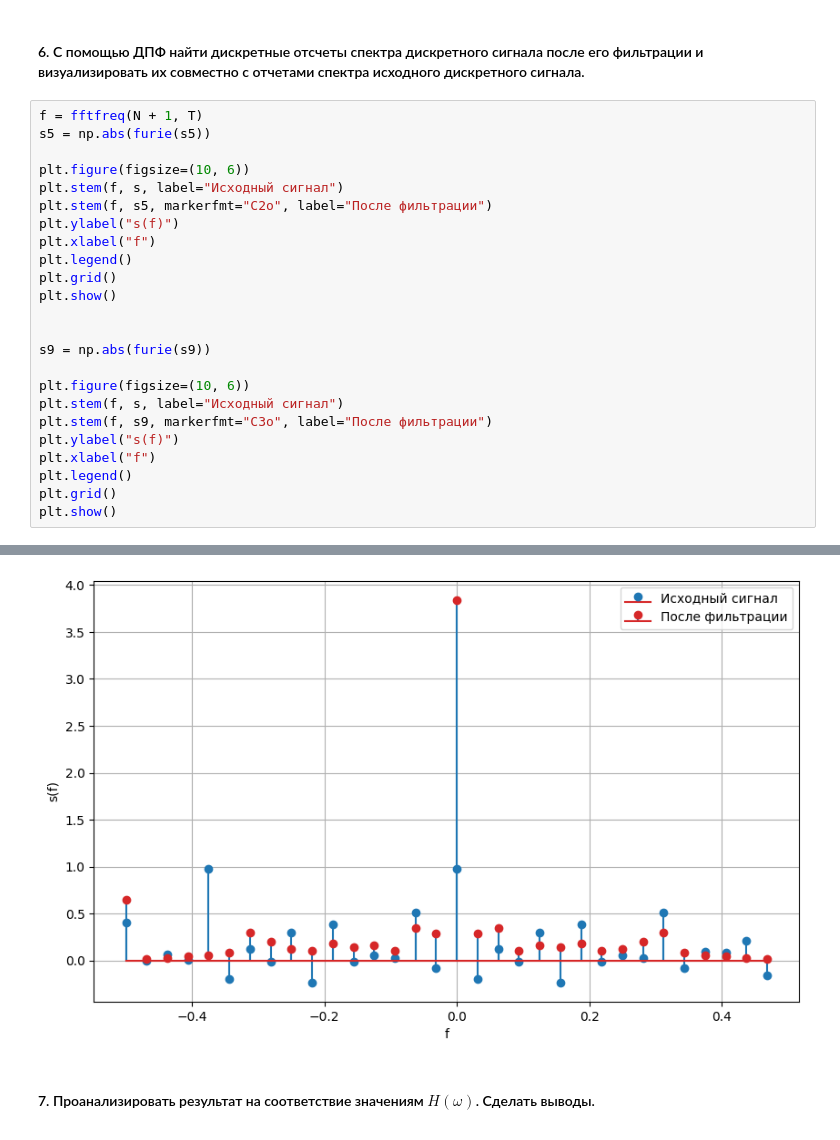
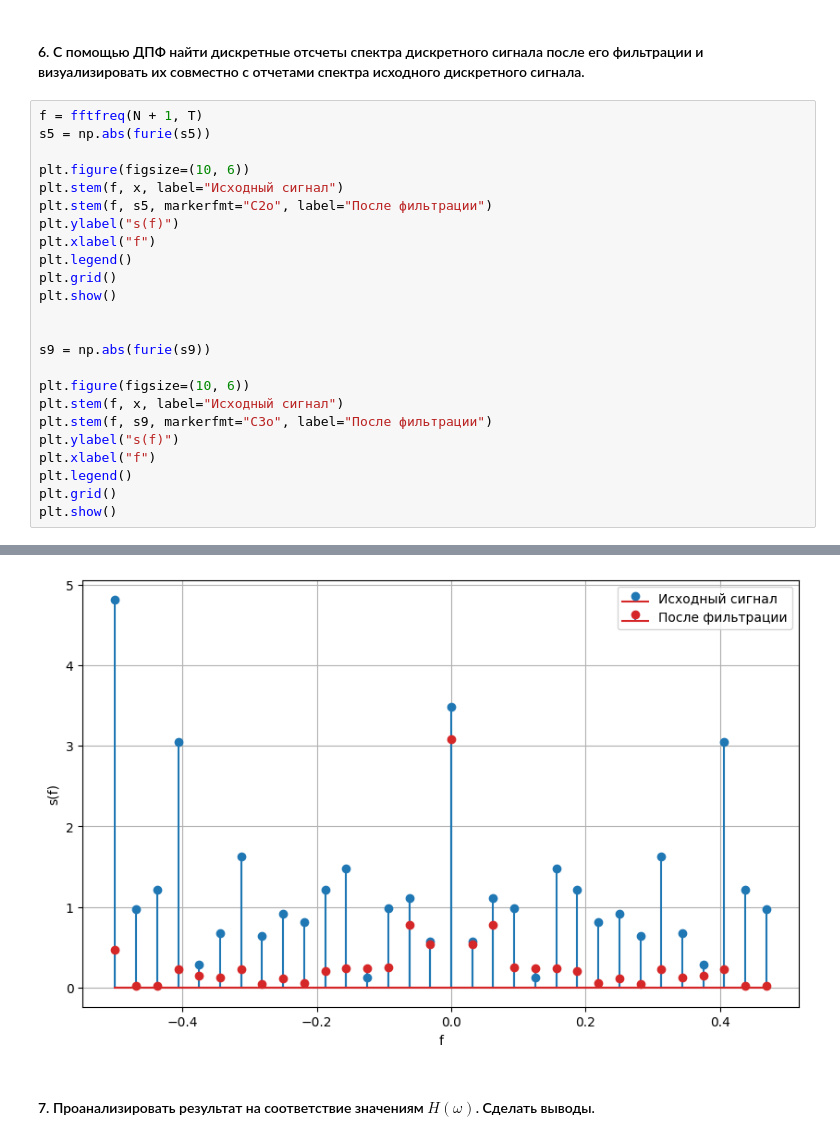
Before and after one commit to the-mvi/dsp-2023, a Jupyter notebook: 0304_Guryanov_SO_Nikitin_DE/task5.ipynb, the cells around one changed output, grey strips where cells are left out. Drawn from its saved outputs; the diff is of its cells as text.

```diff
--- a/0304_Guryanov_SO_Nikitin_DE/task5.ipynb
+++ b/0304_Guryanov_SO_Nikitin_DE/task5.ipynb
@@ -180,7 +180,7 @@ f = fftfreq(N + 1, T)
 s5 = np.abs(furie(s5))
 
 plt.figure(figsize=(10, 6))
-plt.stem(f, s, label="Исходный сигнал")
+plt.stem(f, x, label="Исходный сигнал")
 plt.stem(f, s5, markerfmt="C2o", label="После фильтрации")
 plt.ylabel("s(f)")
 plt.xlabel("f")
@@ -192,7 +192,7 @@ plt.show()
 s9 = np.abs(furie(s9))
 
 plt.figure(figsize=(10, 6))
-plt.stem(f, s, label="Исходный сигнал")
+plt.stem(f, x, label="Исходный сигнал")
 plt.stem(f, s9, markerfmt="C3o", label="После фильтрации")
 plt.ylabel("s(f)")
 plt.xlabel("f")
@@ -204,4 +204,4 @@ plt.show()
-[figure, old version]
+[figure, new version]
 # %% [markdown]
 #### 7. Проанализировать результат на соответствие значениям $H(\omega)$. Сделать выводы.
 # %% [markdown]
```
Also changed, not shown: parts of 9 cells of this notebook.
